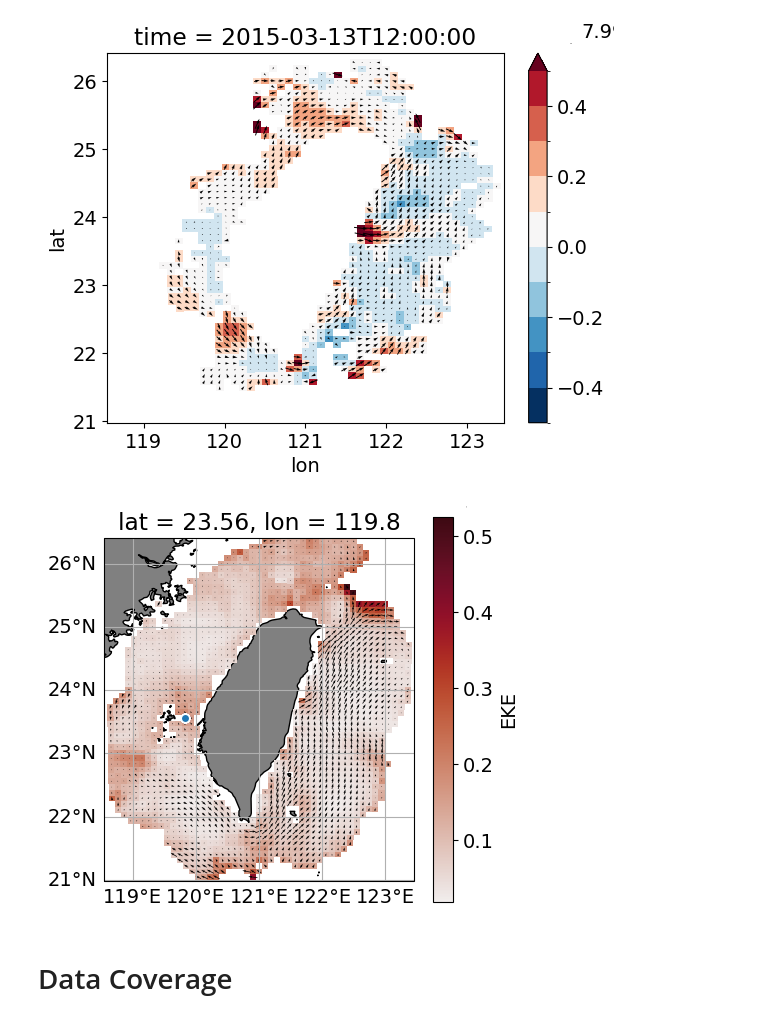
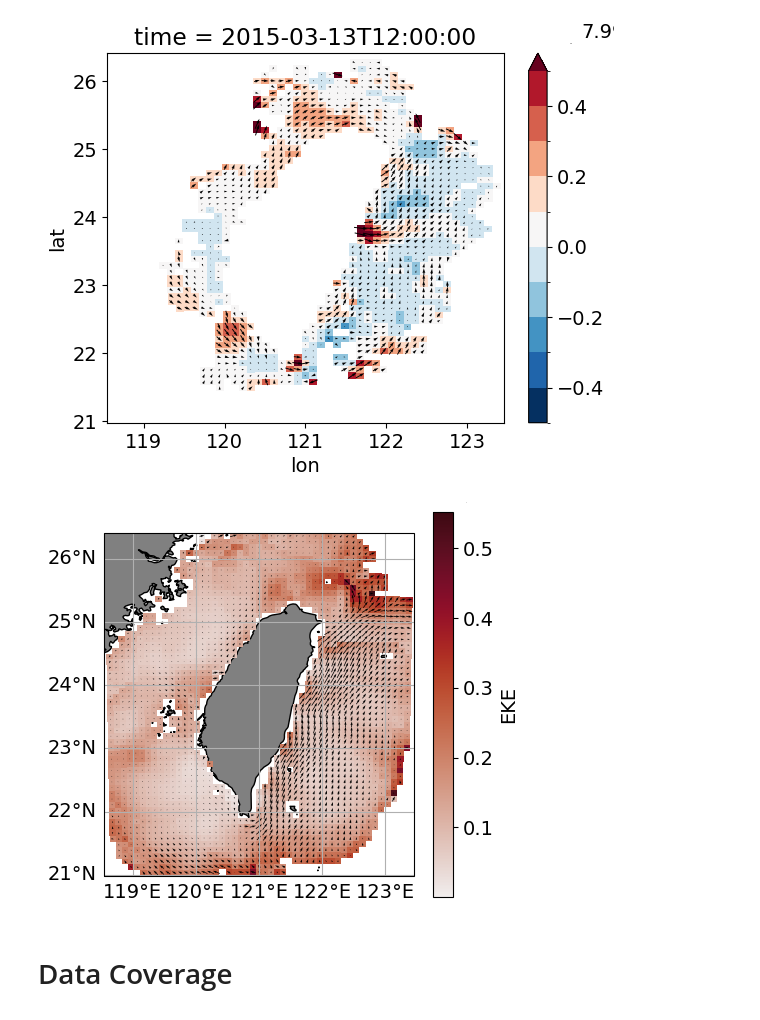
Before and after one commit to HendrikGro/TORI_Codar_Analysis, a Jupyter notebook: code/Code_TOROS.ipynb, the cells around one changed output. Cells and saved outputs as stored; diff of their text form; code cells hidden in the pictures.

```diff
--- a/code/Code_TOROS.ipynb
+++ b/code/Code_TOROS.ipynb
@@ -17,10 +17,10 @@ from matplotlib.lines import Line2D
 
 %matplotlib inline
 # %%
-input_path = '/home/hgrosselindemann/Documents/for_hendrik_20230316/'
+# input_path = '/home/hgrosselindemann/Documents/for_hendrik_20230316/'
 
 # input_path = '/Users/2311043/Documents/GitHub/TORI/'
-
+input_path = 'E:/for_hendrik_20230316/'
 
 grid_data = scipy.io.loadmat(input_path + 'TOROS_grids_f.mat')
 # vel_data = scipy.io.loadmat(input_path + '201503.mat')
@@ -86,17 +85,16 @@ velocity.isel(time=t).plot.quiver('lon','lat','u','v')
 # %%
 # fig,(ax1,ax2,ax3,ax4) = plt.subplots(1,4,figsize=(15,5),subplot_kw={'projection':ccrs.PlateCarree()})
 
 fig,(ax1) = plt.subplots(1,1,figsize=(5,5),subplot_kw={'projection':ccrs.PlateCarree()})
 
 eke_mean.plot(ax=ax1,x='lon',y='lat',cmap=cmo.amp,cbar_kwargs={'label':'EKE'})
 velocity.mean(dim='time').plot.quiver('lon','lat','u','v',ax=ax1)
-xr.plot.scatter(ds=velocity.isel(x=12,y=28),x='lon',y='lat')
 ax1.add_feature(cfeature.LAND, facecolor='grey',edgecolor='black')
 gl1 = ax1.gridlines(draw_labels=True)
 gl1.top_labels=False
 gl1.right_labels=False
 # %% [output]
-[figure, old version]
+[figure, new version]
 # %% [markdown]
 # Data Coverage
 # %%
```
Also changed, not shown: parts of 17 cells of this notebook.
